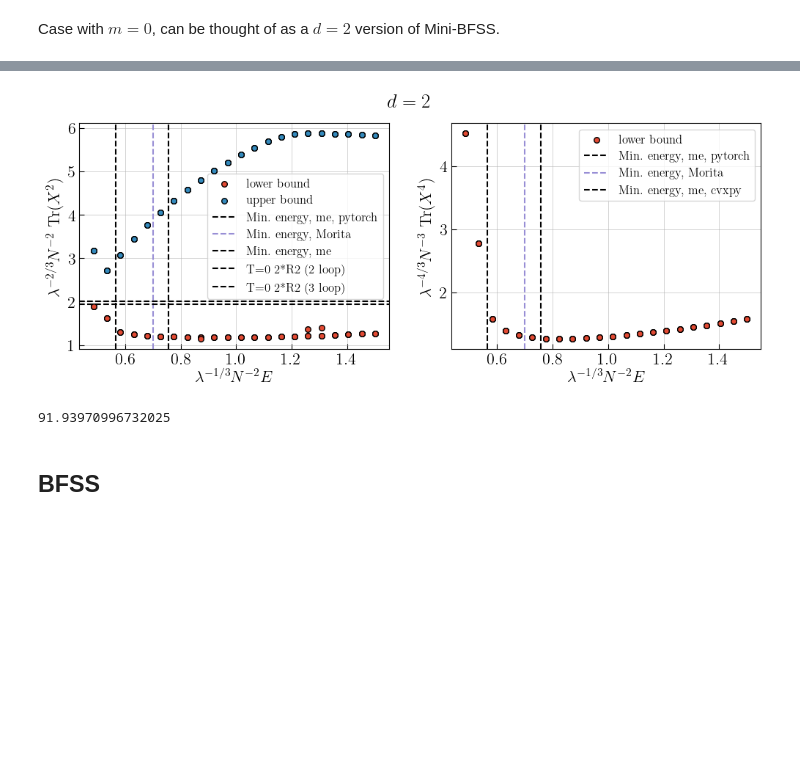
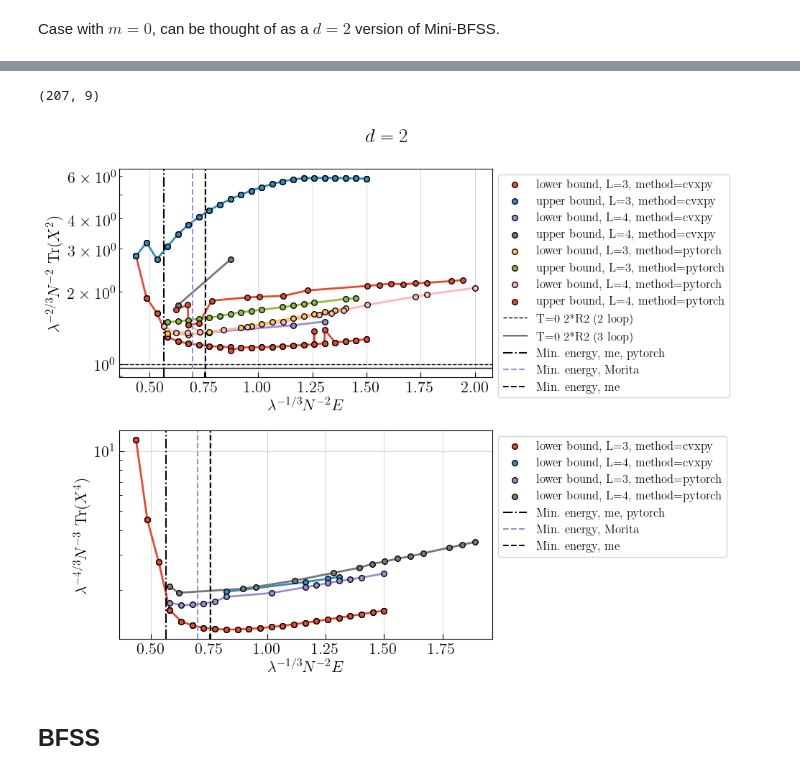
Before and after one commit to gshartnett/bmnsim, a Jupyter notebook: Plotting Notebook.ipynb, the cells around one changed output, grey strips where cells are left out. Drawn from its saved outputs; the diff is of its cells as text; code cells hidden in the pictures; blank space fills up the shorter version.

Commit message:
updated pytorch solver

```diff
--- a/Plotting Notebook.ipynb
+++ b/Plotting Notebook.ipynb
@@ -54,6 +52,9 @@ def load_data(
             files.append(f)
     print(f"number of files found: {len(files)}")
 
+    if len(files) == 0:
+        return
+
     # build dataframe
     data = []
     for file in files:
@@ -64,7 +65,11 @@ def load_data(
         #result["energy"] = float(file.split('_')[1][:-5]) # add g4 coupling
         result["filename"] = file
 
-        if result["max_quad_constraint_violation"] < tol:
+        if (
+            (np.abs(result["min_bootstrap_eigenvalue"]) < tol) &
+            (np.abs(result["violation_of_linear_constraints"]) < tol) &
+            (np.abs(result["quad_constraint_violation_norm"]) < tol)
+        ):
             data.append(result)
 
     df = pd.DataFrame(data)
@@ -485,3 +508,7 @@ max violation of quadratic constraints:7.6398e-08
+# %%
+len(df[df["L"] == 3]), len(df[df["L"] == 4])
+# %% [output]
+(207, 9)
 # %%
 # test that H = K + V, implying that K, V can be correctly extracted
 assert np.allclose(df["energy"], df["p_2"]/2 + df["neg_commutator_squared"]/4)
@@ -489,52 +516,52 @@ assert np.allclose(df["energy"], df["p_2"]/2 + df["neg_commutator_squared"]/4)
 df["energy"] = np.round(df["energy"], decimals=8)
 df.sort_values("energy", inplace=True)
 # %%
-fig, axes = plt.subplots(1, 2, figsize=(2*6, 4))
+fig, axes = plt.subplots(2, 1, figsize=(10, 2*4))
 
 ax = axes[0]
+for method in ["cvxpy", "pytorch"]:
+    for L in [3, 4]:
+        operator_to_minimize = "x_2"
+        df_tmp = df[(df["operator_to_minimize"] == operator_to_minimize) & (df["L"] == L) & (df["method"] == method)]
+        if len(df_tmp) > 0:
+            ax.scatter(df_tmp["energy"], df_tmp[operator_to_minimize], edgecolor='k', zorder=10, s=30, label=f'lower bound, L={L}, method={method}')
+            ax.plot(df_tmp["energy"], df_tmp[operator_to_minimize])
 
-operator_to_minimize = "x_2"
-df_tmp = df[(df["operator_to_minimize"] == operator_to_minimize)]
-ax.scatter(df_tmp["energy"], df_tmp[operator_to_minimize], edgecolor='k', zorder=10, s=30, label='lower bound')
-
-operator_to_minimize = "neg_x_2"
-df_tmp = df[(df["operator_to_minimize"] == operator_to_minimize)]
-ax.scatter(df_tmp["energy"], -df_tmp[operator_to_minimize], edgecolor='k', zorder=10, s=30, label='upper bound')
-
-# Reference lines
-ax.axvline(0.5662, linestyle='--', color='k', linewidth=1.5, label='Min. energy, me, pytorch')
-ax.axvline(0.7, linestyle='--', color=colors[2], linewidth=1.5, label='Min. energy, Morita')
-ax.axvline(0.7568, linestyle='--', color='k', linewidth=1.5, label='Min. energy, me')
-ax.axhline(2*Morita_R_squared(d=2, loop=2), linestyle='--', color='k', linewidth=1.5, label='T=0 2*R2 (2 loop)')
-ax.axhline(2*Morita_R_squared(d=2, loop=3), linestyle='--', color='k', linewidth=1.5, label='T=0 2*R2 (3 loop)')
-
-ax.legend(fontsize=12)
+        operator_to_minimize = "neg_x_2"
+        df_tmp = df[(df["operator_to_minimize"] == operator_to_minimize) & (df["L"] == L) & (df["method"] == method)]
+        if len(df_tmp) > 0:
+            ax.scatter(df_tmp["energy"], df_tmp["x_2"], edgecolor='k', zorder=10, s=30, label=f'upper bound, L={L}, method={method}')
+            ax.plot(df_tmp["energy"], df_tmp["x_2"])
 ax.set_xlabel(r"$\lambda^{-1/3} N^{-2} E$")
 ax.set_ylabel(r"$\lambda^{-2/3} N^{-2}$ Tr$(X^2)$")
+ax.axhline(Morita_R_squared(d=2, loop=2), linestyle='--', color='k', linewidth=1, label='T=0 2*R2 (2 loop)')
+ax.axhline(Morita_R_squared(d=2, loop=3), linestyle='-', color='k', linewidth=1, label='T=0 2*R2 (3 loop)')
+ax.set_yscale('log')
 
 ax = axes[1]
-operator_to_minimize = "x_4"
-df_tmp = df[(df["operator_to_minimize"] == operator_to_minimize)]
-ax.scatter(df_tmp["energy"], df_tmp[operator_to_minimize], edgecolor='k', zorder=10, s=30, label='lower bound')
-
-ax.axvline(0.5662, linestyle='--', color='k', linewidth=1.5, label='Min. energy, me, pytorch')
-ax.axvline(0.7, linestyle='--', color=colors[2], linewidth=1.5, label='Min. energy, Morita')
-ax.axvline(0.7568, linestyle='--', color='k', linewidth=1.5, label='Min. energy, me, cvxpy')
-
-ax.legend(fontsize=12)
+for method in ["cvxpy", "pytorch"]:
+    for L in [3, 4]:
+        operator_to_minimize = "x_4"
+        df_tmp = df[(df["operator_to_minimize"] == operator_to_minimize) & (df["L"] == L) & (df["method"] == method)]
+        if len(df_tmp) > 0:
+            ax.scatter(df_tmp["energy"], df_tmp[operator_to_minimize], edgecolor='k', zorder=10, s=30, label=f'lower bound, L={L}, method={method}')
+            ax.plot(df_tmp["energy"], df_tmp[operator_to_minimize])
+ax.legend(fontsize=12, bbox_to_anchor=(1,1))
 ax.set_xlabel(r"$\lambda^{-1/3} N^{-2} E$")
 ax.set_ylabel(r"$\lambda^{-4/3} N^{-3}$ Tr$(X^4)$")
+ax.set_yscale('log')
+
+for ax in axes:
+    ax.axvline(0.5662, linestyle='-.', color='k', linewidth=1.5, label='Min. energy, me, pytorch')
+    ax.axvline(0.7, linestyle='--', color=colors[2], linewidth=1.5, label='Min. energy, Morita')
+    ax.axvline(0.7568, linestyle='--', color='k', linewidth=1.5, label='Min. energy, me')
+    ax.legend(fontsize=12, bbox_to_anchor=(1,1))
 
 plt.suptitle(r"$d=2$")
+plt.tight_layout()
 plt.show()
 # %% [output]
-[figure, old version]
+[figure, new version]
-# %%
-num_processed_per_sec = (219007 - 218905) / (3*60 + 2 - 48)
-sec_per_num_processed = 1/num_processed_per_sec
-sec_per_num_processed * 6046614 / (60 * 60 * 24)
-# %% [output]
-91.93970996732025
 # %% [markdown]
 ## BFSS
 # %%
```
Also changed, not shown: parts of 4 cells of this notebook, 6 other files.
